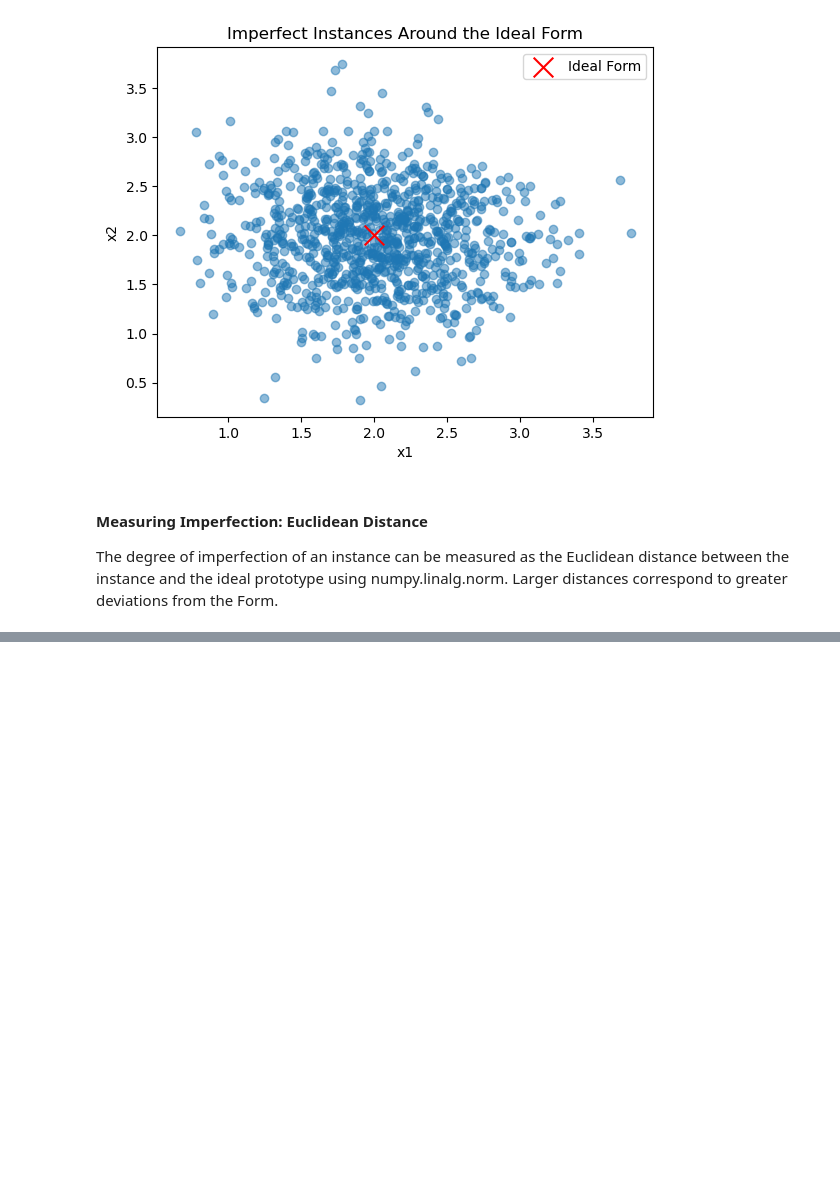
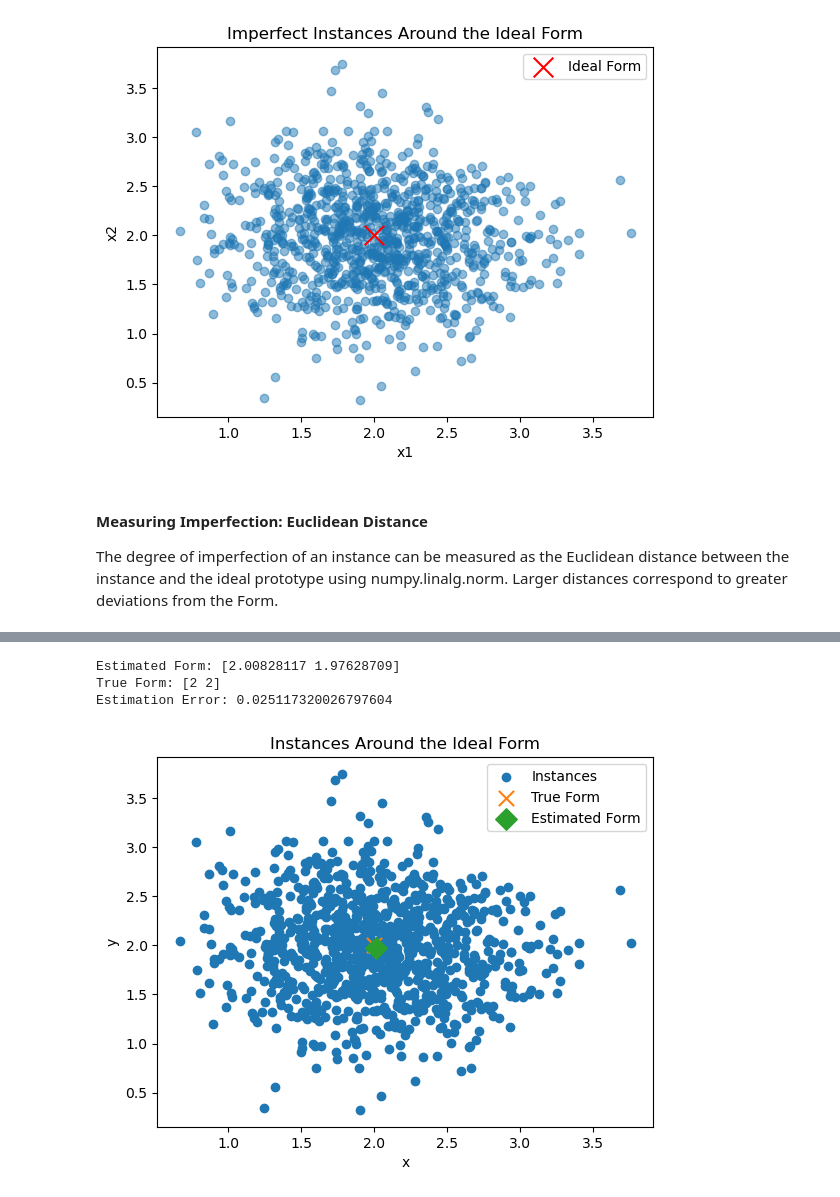
Before and after one commit to IvanOgnyanovGoranov/platonic-forms-mathematical-model, a Jupyter notebook: platonic-forms-mathematical-model.ipynb, the cells around one changed output, grey strips where cells are left out. Saved outputs shown, nothing was run; the diff lists cells and outputs as text; code cells hidden in the pictures; blank space fills up the shorter version.

Commit message:
Added Estimating the Ideal Form Using the Mean subsection

```diff
--- a/platonic-forms-mathematical-model.ipynb
+++ b/platonic-forms-mathematical-model.ipynb
@@ -114,0 +120,23 @@ Minimum imperfection: 0.023265021643598876
+# %%
+estimated_form = np.mean(instances, axis=0)
+error = np.linalg.norm(estimated_form - v_form)
+
+print(f"Estimated Form: {estimated_form}")
+print(f"True Form: {v_form}")
+print(f"Estimation Error: {error}")
+# %% [output]
+Estimated Form: [2.00828117 1.97628709]
+True Form: [2 2]
+Estimation Error: 0.025117320026797604
+# %%
+plt.scatter(instances[:,0], instances[:,1], label="Instances")
+plt.scatter(v_form[0], v_form[1], marker='x', s=120, label="True Form")
+plt.scatter(estimated_form[0], estimated_form[1], marker='D', s=120, label="Estimated Form")
+
+plt.xlabel("x")
+plt.ylabel("y")
+plt.title("Instances Around the Ideal Form")
+plt.legend()
+plt.show()
+# %% [output]
+[figure, added]
```
Also changed, not shown: parts of 4 cells of this notebook.
